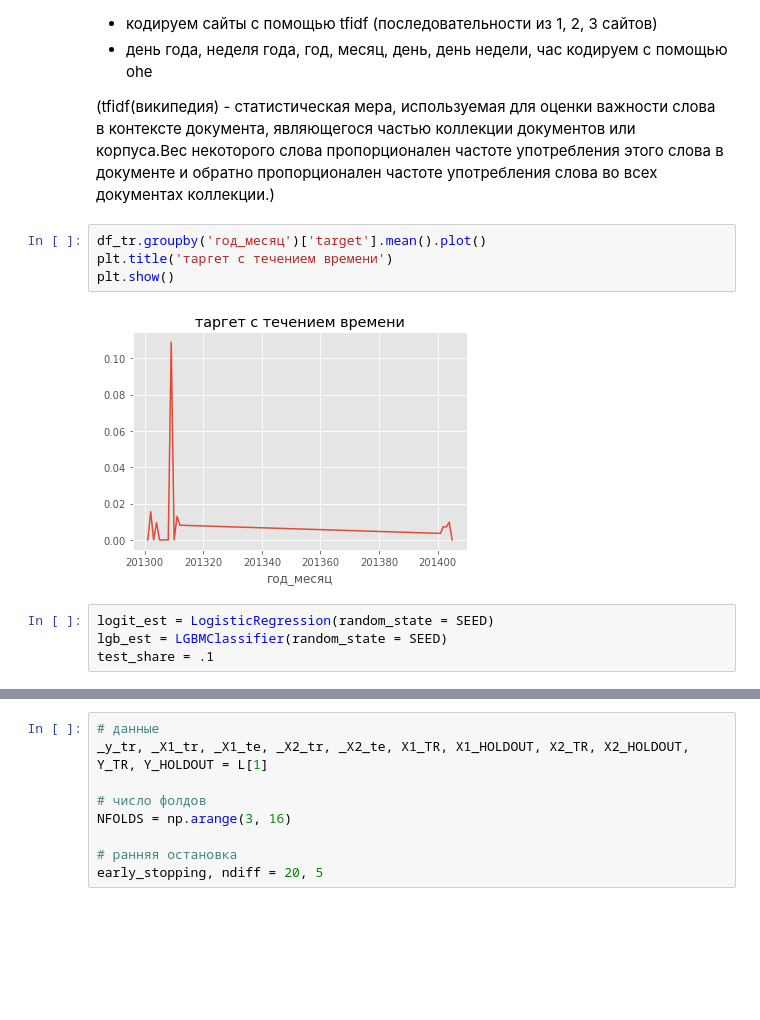
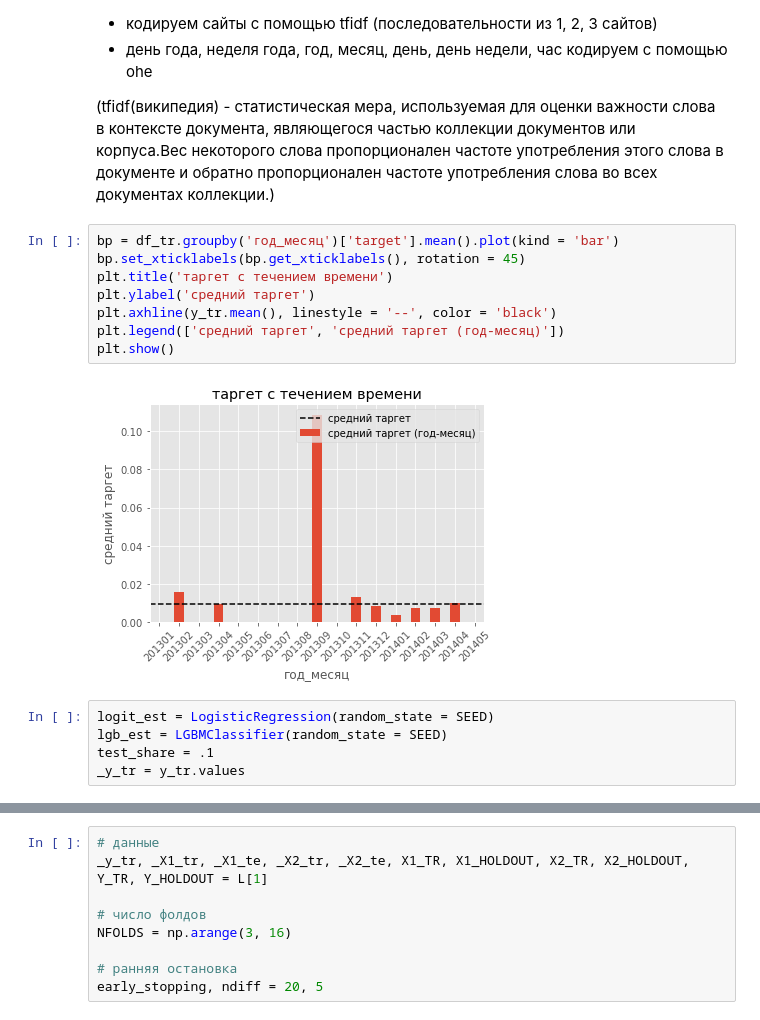
Before and after one commit to sbilibin2017/kaggle_competitions, a Jupyter notebook: alice_selection_stacking.ipynb, the cells around one changed output, grey strips where cells are left out. Saved outputs shown, nothing was run; the diff lists cells and outputs as text; blank space fills up the shorter version.

```diff
--- a/alice_selection_stacking.ipynb
+++ b/alice_selection_stacking.ipynb
@@ -191,12 +191,17 @@ plt.subplots_adjust(hspace = .3)
 
 (tfidf(википедия) - статистическая мера, используемая для оценки важности слова в контексте документа, являющегося частью коллекции документов или корпуса.Вес некоторого слова пропорционален частоте употребления этого слова в документе и обратно пропорционален частоте употребления слова во всех документах коллекции.)
 # %%
-df_tr.groupby('год_месяц')['target'].mean().plot()
+bp = df_tr.groupby('год_месяц')['target'].mean().plot(kind = 'bar')
+bp.set_xticklabels(bp.get_xticklabels(), rotation = 45)
 plt.title('таргет с течением времени')
+plt.ylabel('средний таргет')
+plt.axhline(y_tr.mean(), linestyle = '--', color = 'black')
+plt.legend(['средний таргет', 'средний таргет (год-месяц)'])
 plt.show()
 # %% [output]
-[figure, old version]
+[figure, new version]
 # %%
 logit_est = LogisticRegression(random_state = SEED)
 lgb_est = LGBMClassifier(random_state = SEED)
 test_share = .1
+_y_tr = y_tr.values
```
Also changed, not shown: parts of 17 cells of this notebook.
